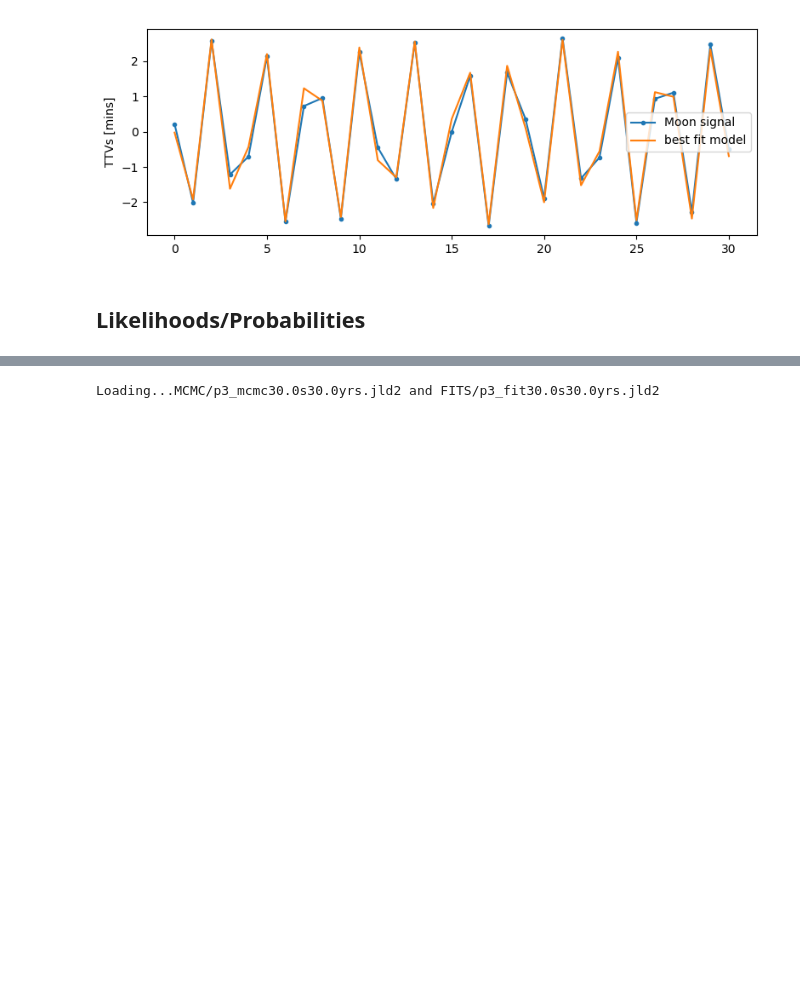
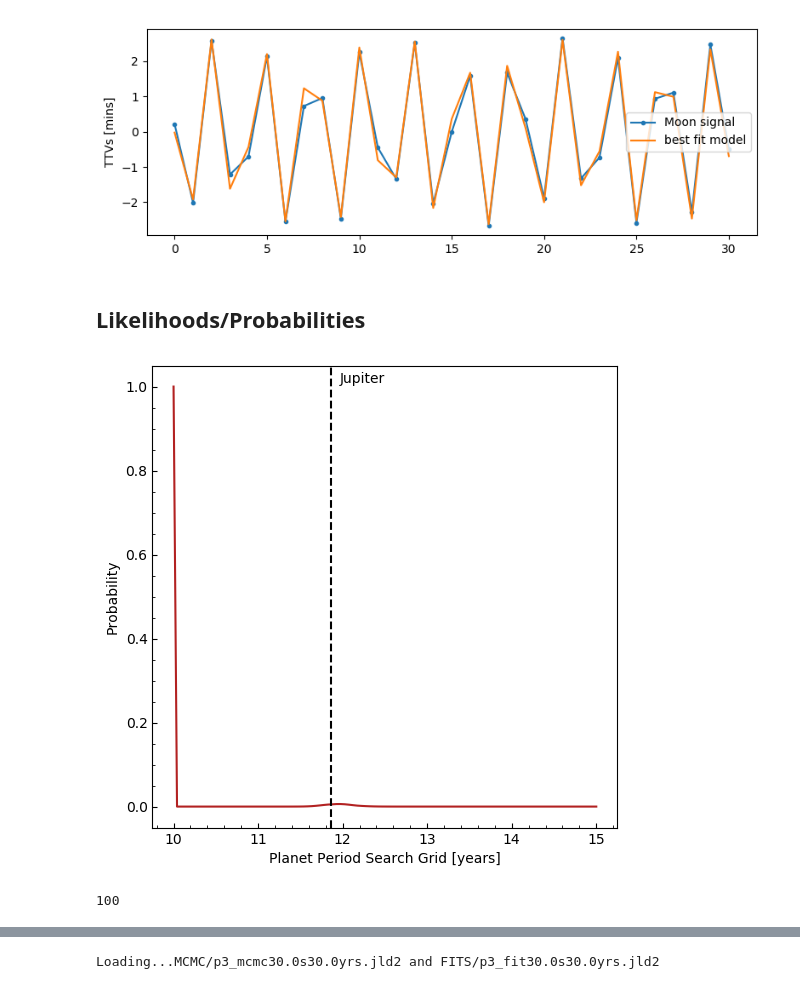
Before and after one commit to bmlindor/ttv_ss, a Jupyter notebook: plots.ipynb, the cells around one changed output, grey strips where cells are left out. Drawn from its saved outputs; the diff is of its cells as text; code cells hidden in the pictures; blank space fills up the shorter version.

```diff
--- a/plots.ipynb
+++ b/plots.ipynb
@@ -215,3 +233,25 @@ plot_moon(30.0,30.0,"p3")
 [figure]
 # %% [markdown]
 ## Likelihoods/Probabilities
+# %%
+function prob(xgrid::Array{Float64,1},lprob::Array{Float64,1},truex::Float64,nbins::Int,param::Array{Float64,1},color::String,pname::String)
+	  fig=figure(figsize=(6,6))
+  	# subplots_adjust(hspace=0.05,wspace=0.05)
+	  ax1=gca()
+  	lim=minimum(xgrid),maximum(xgrid)
+    xprob=exp.(lprob .- maximum(lprob))
+    ax1.plot(xgrid ./365.25,xprob,color=color)
+    ax1.axvline(truex,linestyle="--",color="black",label=string(truex))
+    ax1.set_xlabel("Planet Period Search Grid [years]")
+    ax1.text(truex + .1,1.01,pname)
+    ax1.set_ylabel("Probability")
+    ax1.minorticks_on()
+    ax1.tick_params(which="both",direction="in")
+        # xbin,xhist,xbin_square,hist_square=histogram(param,nbins)
+    show()
+end
+p3fit=jldopen("FITS/p3_fit30s30yrs.jld2","r");p3fit["best_p3"]
+prob(p3fit["p3"],p3fit["lprob_p3"],11.86,50,p3fit["best_p3"],"firebrick","Jupiter");println(length(p3fit["p3"]))
+# %% [output]
+[figure, added]
+100
```
Also changed, not shown: parts of 5 cells of this notebook, 25 other files.
